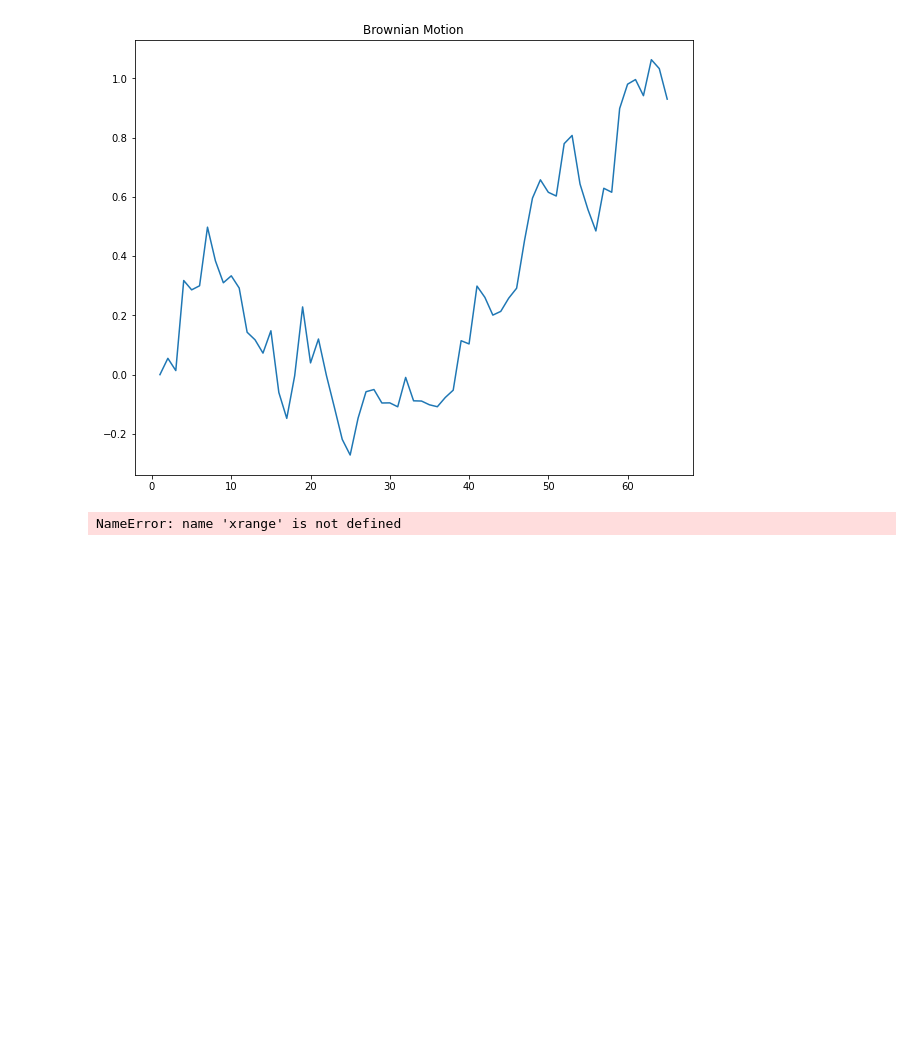
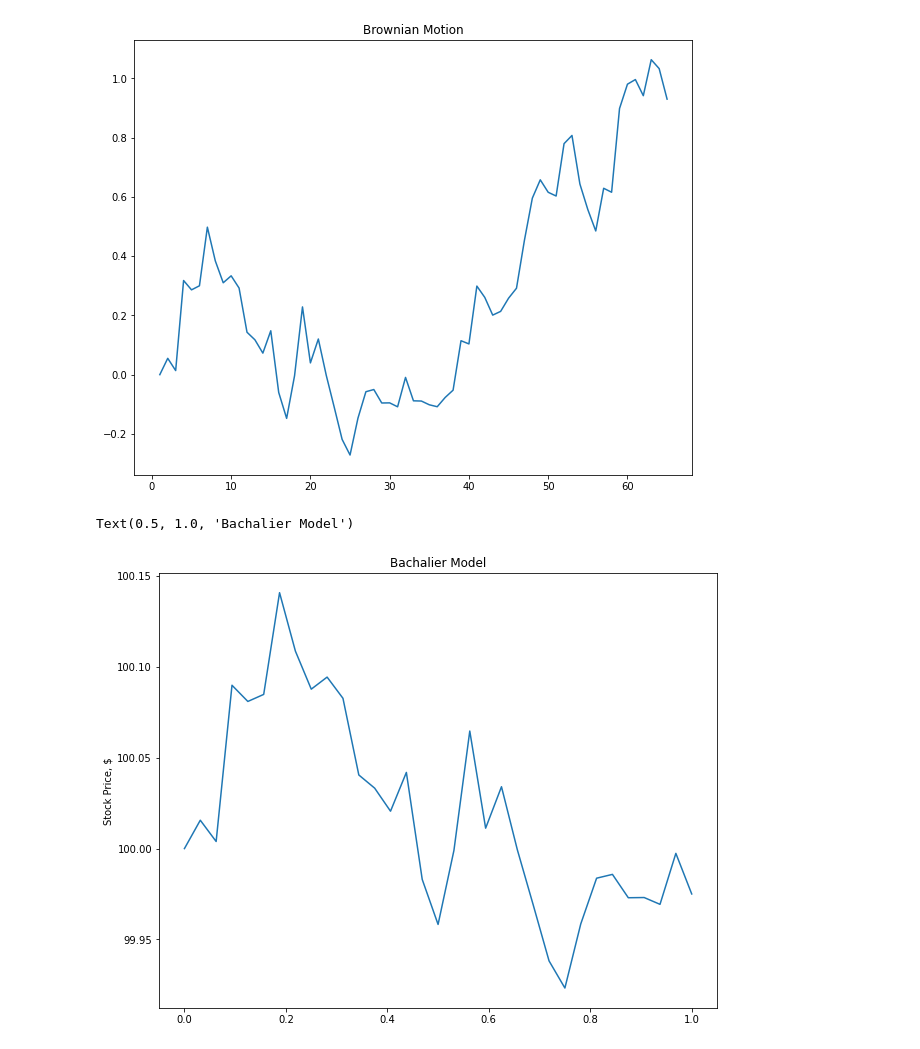
Before and after one commit to pimsmath/Ovintiv, a Jupyter notebook: bachalier.ipynb, the cells around one changed output. Saved outputs shown, nothing was run; the diff lists cells and outputs as text; code cells hidden in the pictures; blank space fills up the shorter version.

```diff
--- a/bachalier.ipynb
+++ b/bachalier.ipynb
@@ -39,25 +39,26 @@ Text(0.5, 1.0, 'Brownian Motion')
 # %%
 def Bach(So, sigma, W, T, N):
     t = np.linspace(0.,1.,N+1)
     S = []
     S.append(So)
-    for i in xrange(1,int(N+1)):
+    for i in range(1,int(N+1)):
         diffusion = sigma * W[i-1]
         S_temp = So + diffusion
         S.append(S_temp)
     return S, t
 
 So = 100
 sigma = 0.2
 W = Brownian(seed, N)[0]
 T = 1.0
 N = 2**5
 
 soln = Bach(So,sigma, W, T, N)[0]    # Exact solution
 t = Bach(So, sigma, W, T, N)[1]       # time increments for  plotting
 
 plt.plot(t, soln)
 plt.ylabel('Stock Price, $')
 plt.title('Bachalier Model')
 # %% [output]
-NameError: name 'xrange' is not defined
+Text(0.5, 1.0, 'Bachalier Model')
+[figure, added]
```
